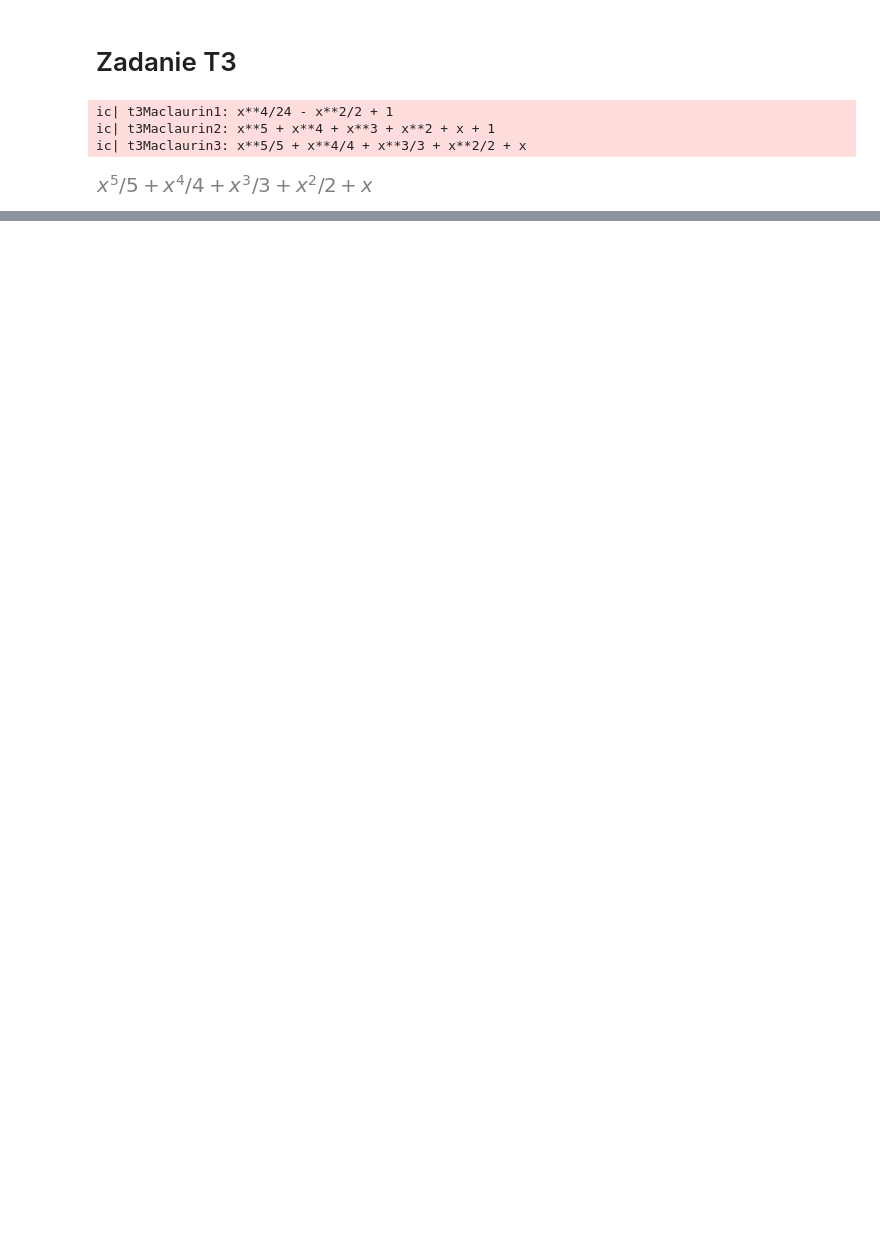
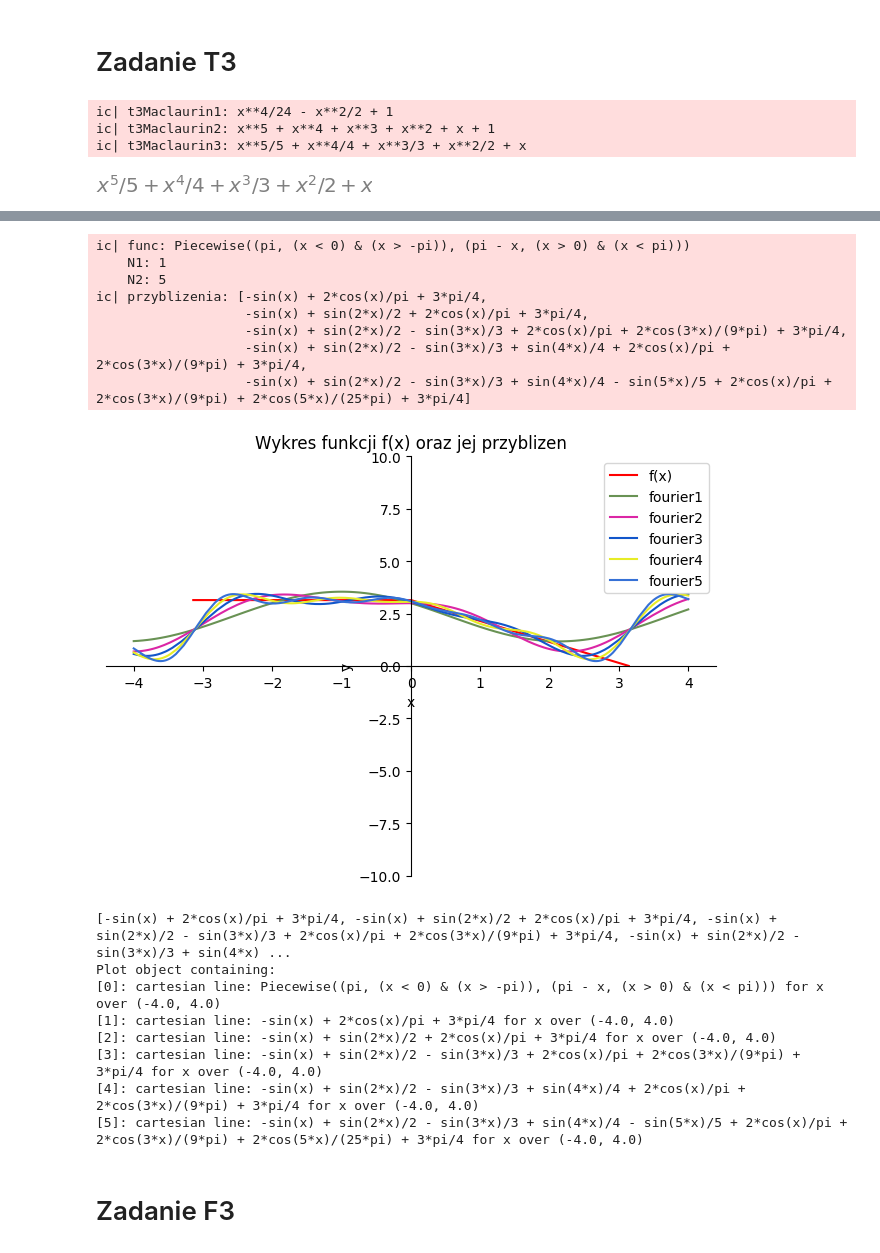
Before and after one commit to rzymski/jupyterObliczeniaNaukowe, a Jupyter notebook: szeregi.ipynb, the cells around one changed output, grey strips where cells are left out. Cells and saved outputs as stored; diff of their text form; code cells hidden in the pictures; blank space fills up the shorter version.

```diff
--- a/szeregi.ipynb
+++ b/szeregi.ipynb
@@ -162,0 +149,18 @@ ic| t3Maclaurin3: x**5/5 + x**4/4 + x**3/3 + x**2/2 + x
+# %%
+def calculateFourierComponents(func, Nn):
+    a0 = 1 / pi * integrate(func, (x, -1 * pi, pi)) / 2 # od razu podzielone na 2
+    # ic(a0)
+    skladowe = []
+    for n in range(1, Nn+1):
+        an = 1 / pi * integrate(func * cos(n*x), (x, -1 * pi, pi))
+        bn = 1 / pi * integrate(func * sin(n*x), (x, -1 * pi, pi))
+        skladowa = an * cos(n*x) + bn * sin(n*x)
+        # ic(n, an, bn, skladowa)
+        skladowe.append(skladowa)
+    return a0, skladowe
+
+def getFourierSeriesFromComponents(a0, skladowe):
+    return a0 + sum(skladowe)
+
+def getFourierSeries(func, Nn):
+    return getFourierSeriesFromComponents(*calculateFourierComponents(func, Nn))
@@ -162,0 +216,45 @@ ic| t3Maclaurin3: x**5/5 + x**4/4 + x**3/3 + x**2/2 + x
+# %%
+def f2(func, N1, N2):
+    ic(func, N1, N2)
+    przyblizenia = []
+    a0, skladowe = calculateFourierComponents(func, N2)
+    for i in range(N1, N2+1):
+        fourier = getFourierSeriesFromComponents(a0, skladowe[:i])
+        # ic(f"Fourier od i = {i}", fourier)
+        przyblizenia.append(fourier)
+    ic(przyblizenia)
+    # Wykres funkcji i wszystkich przyblizen od N1 do N2
+    functionPlotData = [{'func': func, 'color': "red", 'label': "f(x)"}]  # Dodanie danych wykresu Funkcji
+    for i, przyblizenie in enumerate(przyblizenia):
+        if przyblizenie:
+            randomColor = '#' + ''.join([random.choice('123456789ABCDE') for j in range(6)])
+            functionPlotData.extend([{'func': przyblizenie, 'color': randomColor, 'label': f"fourier{N1+i}"}]) # Dodanie danych wykresow przyblizen
+    wykresFunkcjiOrazJejPrzyblizen = getPlots(functionPlotData, "Wykres funkcji f(x) oraz jej przyblizen", (-4, 4))
+    return przyblizenia, wykresFunkcjiOrazJejPrzyblizen
+# %%
+f2Func = f1Func
+f2N1 = 1
+f2N2 = 5
+w1, w2 = f2(f2Func, f2N1, f2N2)
+print(w1)
+print(w2)
+# %% [output]
+ic| func: Piecewise((pi, (x < 0) & (x > -pi)), (pi - x, (x > 0) & (x < pi)))
+    N1: 1
+    N2: 5
+ic| przyblizenia: [-sin(x) + 2*cos(x)/pi + 3*pi/4,
+                   -sin(x) + sin(2*x)/2 + 2*cos(x)/pi + 3*pi/4,
+                   -sin(x) + sin(2*x)/2 - sin(3*x)/3 + 2*cos(x)/pi + 2*cos(3*x)/(9*pi) + 3*pi/4,
+                   -sin(x) + sin(2*x)/2 - sin(3*x)/3 + sin(4*x)/4 + 2*cos(x)/pi + 2*cos(3*x)/(9*pi) + 3*pi/4,
+                   -sin(x) + sin(2*x)/2 - sin(3*x)/3 + sin(4*x)/4 - sin(5*x)/5 + 2*cos(x)/pi + 2*cos(3*x)/(9*pi) + 2*cos(5*x)/(25*pi) + 3*pi/4]
+[figure, added]
+[-sin(x) + 2*cos(x)/pi + 3*pi/4, -sin(x) + sin(2*x)/2 + 2*cos(x)/pi + 3*pi/4, -sin(x) + sin(2*x)/2 - sin(3*x)/3 + 2*cos(x)/pi + 2*cos(3*x)/(9*pi) + 3*pi/4, -sin(x) + sin(2*x)/2 - sin(3*x)/3 + sin(4*x) ...
+Plot object containing:
+[0]: cartesian line: Piecewise((pi, (x < 0) & (x > -pi)), (pi - x, (x > 0) & (x < pi))) for x over (-4.0, 4.0)
+[1]: cartesian line: -sin(x) + 2*cos(x)/pi + 3*pi/4 for x over (-4.0, 4.0)
+[2]: cartesian line: -sin(x) + sin(2*x)/2 + 2*cos(x)/pi + 3*pi/4 for x over (-4.0, 4.0)
+[3]: cartesian line: -sin(x) + sin(2*x)/2 - sin(3*x)/3 + 2*cos(x)/pi + 2*cos(3*x)/(9*pi) + 3*pi/4 for x over (-4.0, 4.0)
+[4]: cartesian line: -sin(x) + sin(2*x)/2 - sin(3*x)/3 + sin(4*x)/4 + 2*cos(x)/pi + 2*cos(3*x)/(9*pi) + 3*pi/4 for x over (-4.0, 4.0)
+[5]: cartesian line: -sin(x) + sin(2*x)/2 - sin(3*x)/3 + sin(4*x)/4 - sin(5*x)/5 + 2*cos(x)/pi + 2*cos(3*x)/(9*pi) + 2*cos(5*x)/(25*pi) + 3*pi/4 for x over (-4.0, 4.0)
+# %% [markdown]
+# Zadanie F3
```
Also changed, not shown: parts of 17 cells of this notebook, 1 other file.
